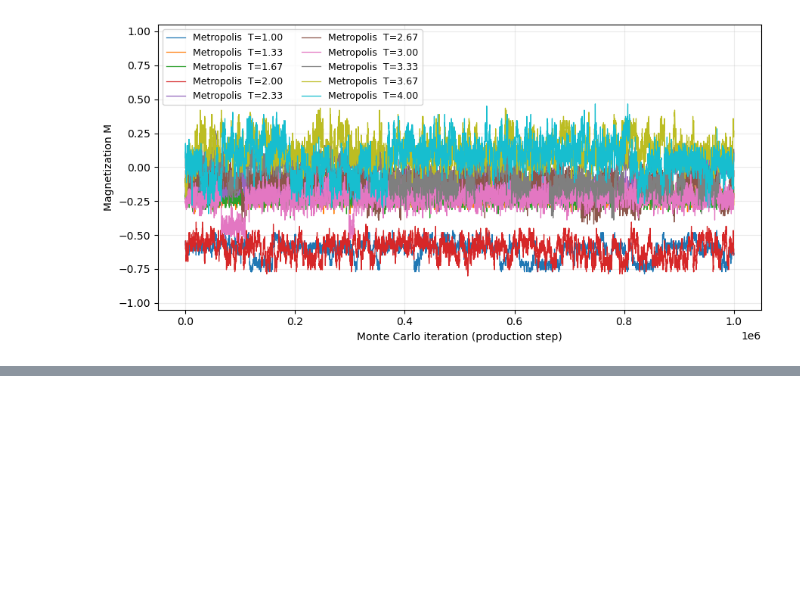
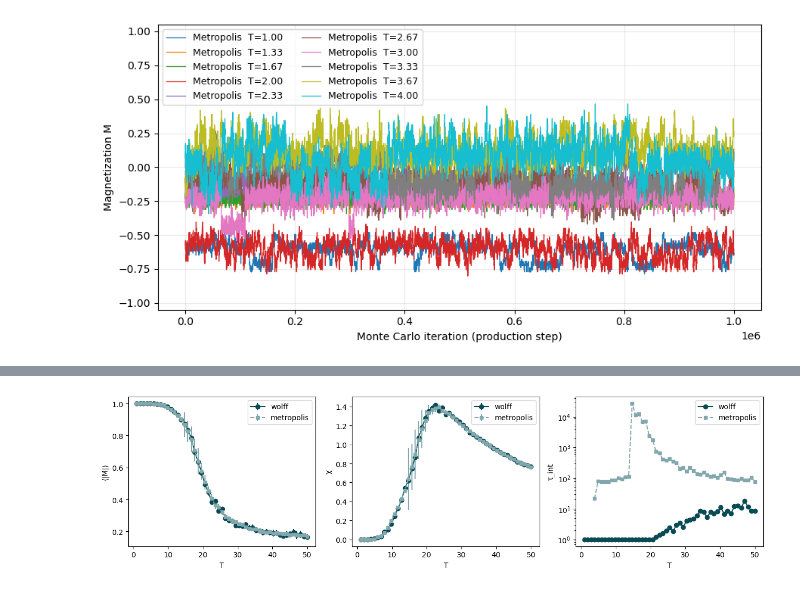
Before and after one commit to condmat-girl/monte-carlo-PtSe2, a Jupyter notebook: test.ipynb, the cells around one changed output, grey strips where cells are left out. Cells and saved outputs as stored; diff of their text form; code cells hidden in the pictures; blank space fills up the shorter version.

```diff
--- a/test.ipynb
+++ b/test.ipynb
@@ -603,35 +493,0 @@ plt.show()
-# %%
-
-from matplotlib.colors import ListedColormap
-
-SPIN_CMAP = ListedColormap(["#094B55", "#82a8ae"])
-c_dark, c_light = SPIN_CMAP.colors
-# ---------- plot ----------
-fig, axs = plt.subplots(1, 3, figsize=(8, 3.6))
-
-# ⟨|M|⟩
-axs[0].errorbar(temperatures, Mw, yerr=Mw_err, fmt='o-', ms=6, label='wolff',c=c_dark)
-# axs[0].errorbar(temperatures, Mm, yerr=Mm_err, fmt='s--', ms=4, label='metropolis',c=c_light)
-axs[0].set_xlabel(" T")
-axs[0].set_ylabel("⟨|M|⟩")
-axs[0].legend()
-
-# χ
-axs[1].errorbar(temperatures, Chiw, yerr=Chiw_err, fmt='o-', ms=6, label='wolff',c=c_dark)
-# axs[1].errorbar(temperatures, Chim, yerr=Chim_err, fmt='s--', ms=4, label='metropolis',c=c_light)
-axs[1].set_xlabel(" T")
-axs[1].set_ylabel("χ")
-axs[1].legend()
-
-# τ_int
-axs[2].plot(temperatures, Tauw, 'o-',  ms=6, label='wolff',c=c_dark)
-# axs[2].plot(temperatures, Taum, 's--', ms=4, label='metropolis',c=c_light)
-axs[2].set_xlabel(" T")
-axs[2].set_yscale('log')
-axs[2].set_ylabel("τ_int")
-axs[2].legend()
-
-# plt.savefig('ising_test')
-
-plt.tight_layout()
-plt.show()
@@ -651,0 +706,6 @@ MY_CMAP = ListedColormap(PALETTE, name="custom5")
+# %%
+plot_mc_results(temperatures, Mw, Mw_err, Mm, Mm_err,
+                Chiw, Chiw_err, Chim, Chim_err,
+                Tauw, Taum)
+# %% [output]
+[figure, added]
```
Also changed, not shown: parts of 40 cells of this notebook, 32 other files.
